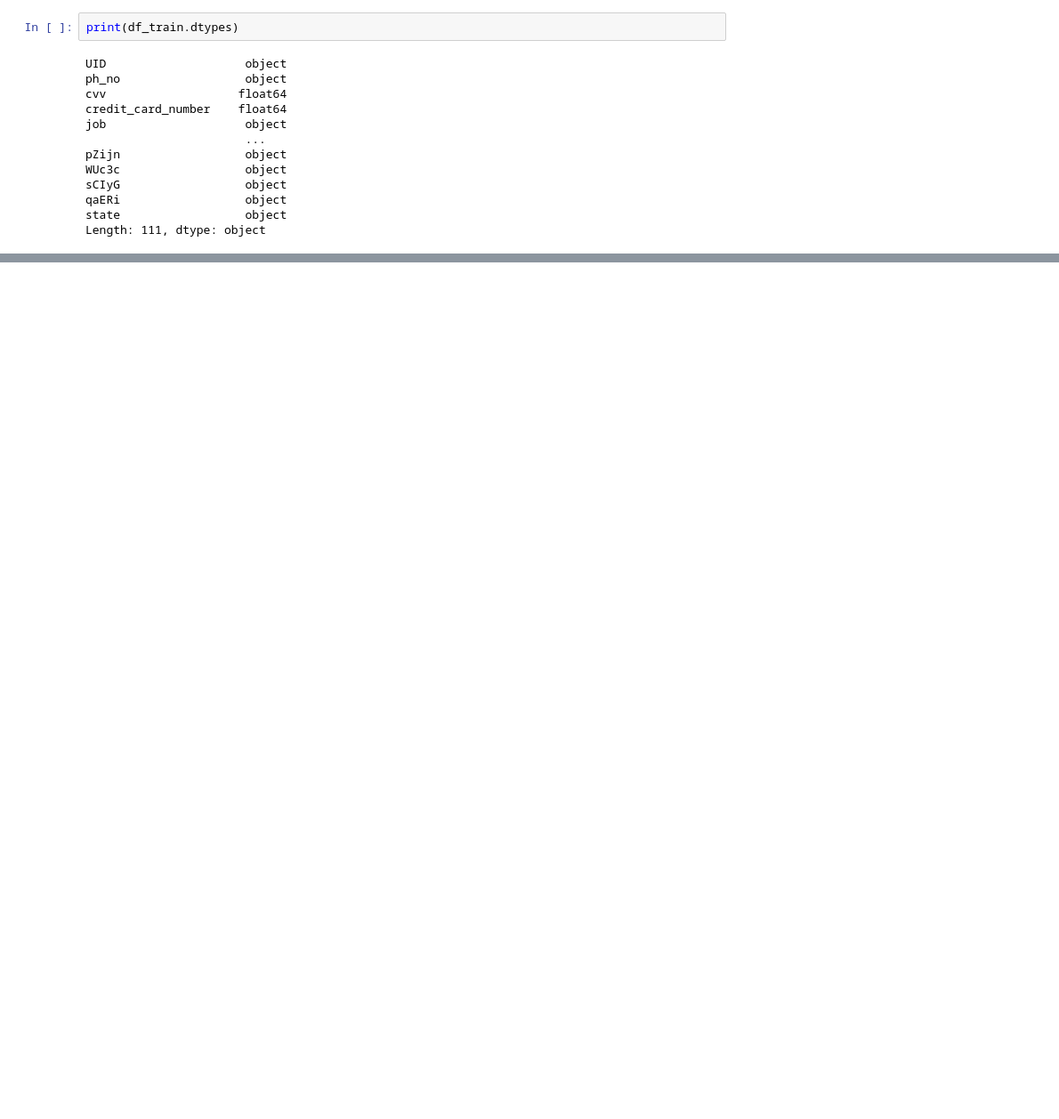
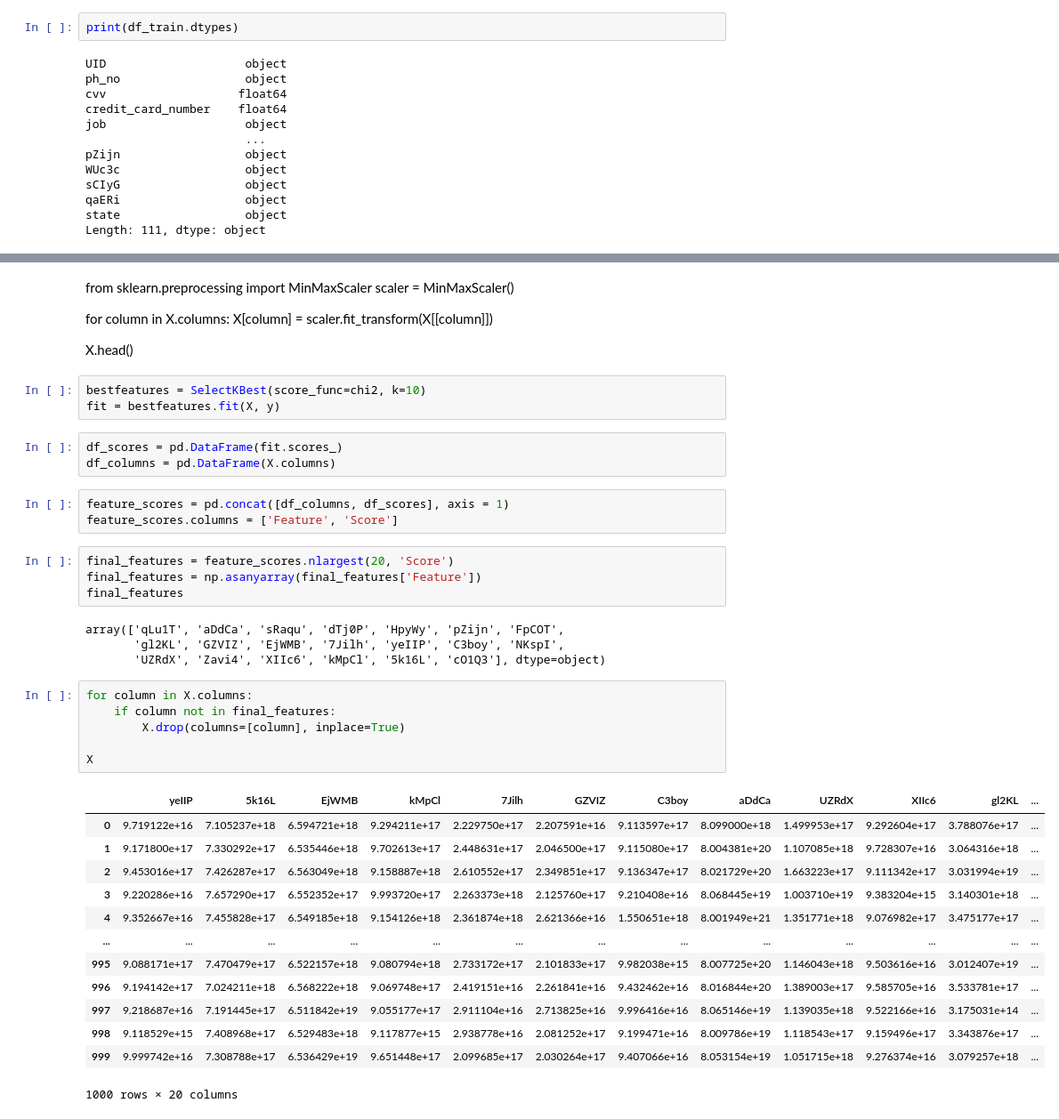
Before and after one commit to JoshuaR26/MIC_HellWeek, a Jupyter notebook: notebooks/MIC_v1.ipynb, the cells around one changed output, grey strips where cells are left out. Shown at 89% size. Drawn from its saved outputs; the diff is of its cells as text; blank space fills up the shorter version.

```diff
--- a/notebooks/MIC_v1.ipynb
+++ b/notebooks/MIC_v1.ipynb
@@ -53,0 +209,45 @@ OverflowError: Python int too large to convert to C long
+# %% [markdown]
+from sklearn.preprocessing import MinMaxScaler
+scaler = MinMaxScaler()
+
+for column in X.columns:
+        X[column] = scaler.fit_transform(X[[column]])
+
+X.head()
+# %%
+bestfeatures = SelectKBest(score_func=chi2, k=10)
+fit = bestfeatures.fit(X, y)
+# %%
+df_scores = pd.DataFrame(fit.scores_)
+df_columns = pd.DataFrame(X.columns)
+# %%
+feature_scores = pd.concat([df_columns, df_scores], axis = 1)
+feature_scores.columns = ['Feature', 'Score']
+# %%
+final_features = feature_scores.nlargest(20, 'Score')
+final_features = np.asanyarray(final_features['Feature'])
+final_features
+# %% [output]
+array(['qLu1T', 'aDdCa', 'sRaqu', 'dTj0P', 'HpyWy', 'pZijn', 'FpCOT',
+       'gl2KL', 'GZVIZ', 'EjWMB', '7Jilh', 'yeIIP', 'C3boy', 'NKspI',
+       'UZRdX', 'Zavi4', 'XIIc6', 'kMpCl', '5k16L', 'cO1Q3'], dtype=object)
+# %%
+for column in X.columns:
+    if column not in final_features:
+        X.drop(columns=[column], inplace=True)
+
+X
+# %% [output]
+|  | yeIIP | 5k16L | EjWMB | kMpCl | 7Jilh | GZVIZ | C3boy | aDdCa | UZRdX | XIIc6 | gl2KL | ... |
+| 0 | 9.719122e+16 | 7.105237e+18 | 6.594721e+18 | 9.294211e+17 | 2.229750e+17 | 2.207591e+16 | 9.113597e+17 | 8.099000e+18 | 1.499953e+17 | 9.292604e+17 | 3.788076e+17 | ... |
+| 1 | 9.171800e+17 | 7.330292e+17 | 6.535446e+18 | 9.702613e+17 | 2.448631e+17 | 2.046500e+17 | 9.115080e+17 | 8.004381e+20 | 1.107085e+18 | 9.728307e+16 | 3.064316e+18 | ... |
+| 2 | 9.453016e+17 | 7.426287e+17 | 6.563049e+18 | 9.158887e+18 | 2.610552e+17 | 2.349851e+17 | 9.136347e+17 | 8.021729e+20 | 1.663223e+17 | 9.111342e+17 | 3.031994e+19 | ... |
+| 3 | 9.220286e+16 | 7.657290e+17 | 6.552352e+17 | 9.993720e+17 | 2.263373e+18 | 2.125760e+17 | 9.210408e+16 | 8.068445e+19 | 1.003710e+19 | 9.383204e+15 | 3.140301e+18 | ... |
+| 4 | 9.352667e+16 | 7.455828e+17 | 6.549185e+18 | 9.154126e+18 | 2.361874e+18 | 2.621366e+16 | 1.550651e+18 | 8.001949e+21 | 1.351771e+18 | 9.076982e+17 | 3.475177e+17 | ... |
+| ... | ... | ... | ... | ... | ... | ... | ... | ... | ... | ... | ... | ... |
+| 995 | 9.088171e+17 | 7.470479e+17 | 6.522157e+18 | 9.080794e+18 | 2.733172e+17 | 2.101833e+17 | 9.982038e+15 | 8.007725e+20 | 1.146043e+18 | 9.503616e+16 | 3.012407e+19 | ... |
+| 996 | 9.194142e+17 | 7.024211e+18 | 6.568222e+18 | 9.069748e+17 | 2.419151e+16 | 2.261841e+16 | 9.432462e+16 | 8.016844e+20 | 1.389003e+17 | 9.585705e+16 | 3.533781e+17 | ... |
+| 997 | 9.218687e+16 | 7.191445e+17 | 6.511842e+19 | 9.055177e+17 | 2.911104e+16 | 2.713825e+16 | 9.996416e+16 | 8.065146e+19 | 1.139035e+18 | 9.522166e+16 | 3.175031e+14 | ... |
+| 998 | 9.118529e+15 | 7.408968e+17 | 6.529483e+18 | 9.117877e+15 | 2.938778e+16 | 2.081252e+17 | 9.199471e+16 | 8.009786e+19 | 1.118543e+17 | 9.159496e+17 | 3.343876e+17 | ... |
+| 999 | 9.999742e+16 | 7.308788e+17 | 6.536429e+19 | 9.651448e+17 | 2.099685e+17 | 2.030264e+17 | 9.407066e+16 | 8.053154e+19 | 1.051715e+18 | 9.276374e+16 | 3.079257e+18 | ... |
+1000 rows × 20 columns
```
Also changed, not shown: parts of 25 cells of this notebook, 4 other files.
